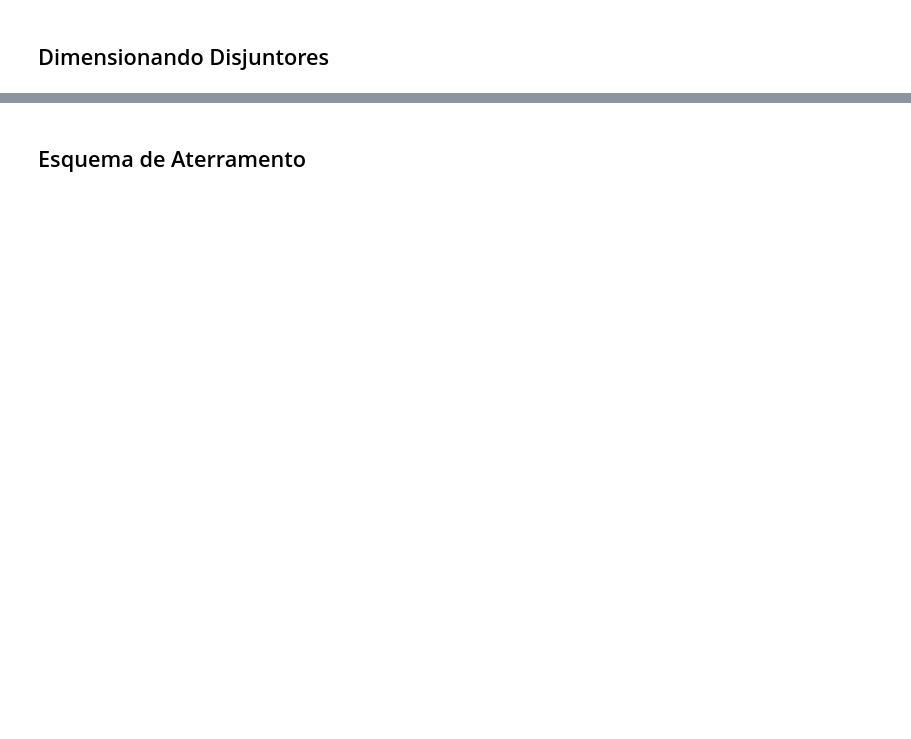
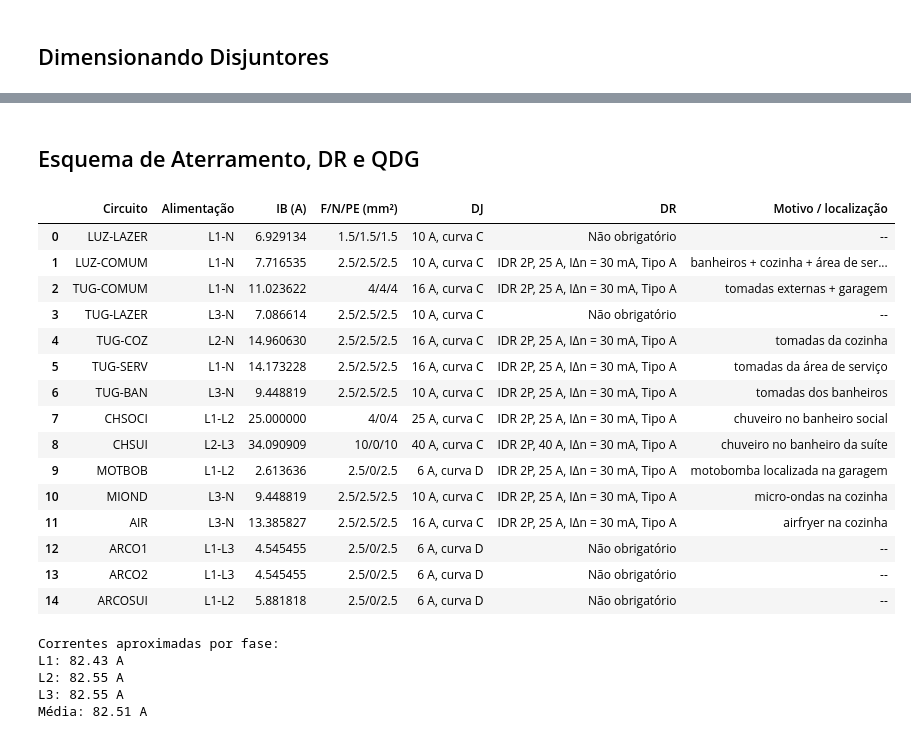
Before and after one commit to emotta3/Instalacoes, a Jupyter notebook: Trabalho/Trabalho_Inst.ipynb, the cells around one changed output, grey strips where cells are left out. Saved outputs shown, nothing was run; the diff lists cells and outputs as text; code cells hidden in the pictures; blank space fills up the shorter version.

```diff
--- a/Trabalho/Trabalho_Inst.ipynb
+++ b/Trabalho/Trabalho_Inst.ipynb
@@ -2086,2 +2111,80 @@ display(df_projeto_executivo)
 # %% [markdown]
-## Esquema de Aterramento
+## Esquema de Aterramento, DR e QDG
+# %%
+# DRs, fases e integração com o dimensionamento
+
+dr_obrigatorios = {
+    "LUZ-COMUM": "banheiros + cozinha + área de serviço + garagem",
+    "TUG-COMUM": "tomadas externas + garagem",
+    "TUG-COZ": "tomadas da cozinha",
+    "TUG-SERV": "tomadas da área de serviço",
+    "TUG-BAN": "tomadas dos banheiros",
+    "CHSOCI": "chuveiro no banheiro social",
+    "CHSUI": "chuveiro no banheiro da suíte",
+    "MOTBOB": "motobomba localizada na garagem",
+    "MIOND": "micro-ondas na cozinha",
+    "AIR": "airfryer na cozinha",
+}
+
+fases = {
+    "LUZ-LAZER":"L1-N", "LUZ-COMUM":"L1-N", "TUG-COMUM":"L1-N",
+    "TUG-LAZER":"L3-N", "TUG-COZ":"L2-N", "TUG-SERV":"L1-N",
+    "TUG-BAN":"L3-N", "MIOND":"L3-N", "AIR":"L3-N",
+    "CHSOCI":"L1-L2", "CHSUI":"L2-L3", "MOTBOB":"L1-L2",
+    "ARCO1":"L1-L3", "ARCO2":"L1-L3", "ARCOSUI":"L1-L2",
+}
+
+def especificar_idr_corrigido(nome_circuito):
+    row = df_disjuntores_corrigidos.loc[df_disjuntores_corrigidos["Circuito"]==nome_circuito].iloc[0]
+    In = int(row["Disjuntor In (A)"])
+    In_idr = 40 if In > 25 else 25
+    return f"IDR 2P, {In_idr} A, IΔn = 30 mA, Tipo A"
+
+dados_etapa5 = []
+for circuito in circuitos_projeto:
+    cond = df_condutores_corrigido.loc[df_condutores_corrigido["Circuito"]==circuito.nome].iloc[0]
+    dj = df_disjuntores_corrigidos.loc[df_disjuntores_corrigidos["Circuito"]==circuito.nome].iloc[0]
+    idr = especificar_idr_corrigido(circuito.nome) if circuito.nome in dr_obrigatorios else "Não obrigatório"
+    dados_etapa5.append({
+        "Circuito":circuito.nome, "Alimentação":fases[circuito.nome],
+        "IB (A)":dj["IB (A)"],
+        "F/N/PE (mm²)":f'{cond["Fase(s) (mm²)"]:g}/{cond["Neutro (mm²)"]:g}/{cond["PE (mm²)"]:g}',
+        "DJ":f'{int(dj["Disjuntor In (A)"])} A, curva {dj["Curva"]}',
+        "DR":idr, "Motivo / localização":dr_obrigatorios.get(circuito.nome,"--")
+    })
+
+df_etapa5 = pd.DataFrame(dados_etapa5)
+display(df_etapa5)
+
+I_fases = {"L1":0.0,"L2":0.0,"L3":0.0}
+for circuito in circuitos_projeto:
+    Ib = circuito.calcular_corrente_total()
+    for fase in fases[circuito.nome].split("-"):
+        if fase in I_fases:
+            I_fases[fase] += Ib
+media_fases = sum(I_fases.values())/3
+print("Correntes aproximadas por fase:")
+for f,i in I_fases.items(): print(f"{f}: {i:.2f} A")
+print(f"Média: {media_fases:.2f} A")
+# %% [output]
+|  | Circuito | Alimentação | IB (A) | F/N/PE (mm²) | DJ | DR | Motivo / localização |
+| 0 | LUZ-LAZER | L1-N | 6.929134 | 1.5/1.5/1.5 | 10 A, curva C | Não obrigatório | -- |
+| 1 | LUZ-COMUM | L1-N | 7.716535 | 2.5/2.5/2.5 | 10 A, curva C | IDR 2P, 25 A, IΔn = 30 mA, Tipo A | banheiros + cozinha + área de ser... |
+| 2 | TUG-COMUM | L1-N | 11.023622 | 4/4/4 | 16 A, curva C | IDR 2P, 25 A, IΔn = 30 mA, Tipo A | tomadas externas + garagem |
+| 3 | TUG-LAZER | L3-N | 7.086614 | 2.5/2.5/2.5 | 10 A, curva C | Não obrigatório | -- |
+| 4 | TUG-COZ | L2-N | 14.960630 | 2.5/2.5/2.5 | 16 A, curva C | IDR 2P, 25 A, IΔn = 30 mA, Tipo A | tomadas da cozinha |
+| 5 | TUG-SERV | L1-N | 14.173228 | 2.5/2.5/2.5 | 16 A, curva C | IDR 2P, 25 A, IΔn = 30 mA, Tipo A | tomadas da área de serviço |
+| 6 | TUG-BAN | L3-N | 9.448819 | 2.5/2.5/2.5 | 10 A, curva C | IDR 2P, 25 A, IΔn = 30 mA, Tipo A | tomadas dos banheiros |
+| 7 | CHSOCI | L1-L2 | 25.000000 | 4/0/4 | 25 A, curva C | IDR 2P, 25 A, IΔn = 30 mA, Tipo A | chuveiro no banheiro social |
+| 8 | CHSUI | L2-L3 | 34.090909 | 10/0/10 | 40 A, curva C | IDR 2P, 40 A, IΔn = 30 mA, Tipo A | chuveiro no banheiro da suíte |
+| 9 | MOTBOB | L1-L2 | 2.613636 | 2.5/0/2.5 | 6 A, curva D | IDR 2P, 25 A, IΔn = 30 mA, Tipo A | motobomba localizada na garagem |
+| 10 | MIOND | L3-N | 9.448819 | 2.5/2.5/2.5 | 10 A, curva C | IDR 2P, 25 A, IΔn = 30 mA, Tipo A | micro-ondas na cozinha |
+| 11 | AIR | L3-N | 13.385827 | 2.5/2.5/2.5 | 16 A, curva C | IDR 2P, 25 A, IΔn = 30 mA, Tipo A | airfryer na cozinha |
+| 12 | ARCO1 | L1-L3 | 4.545455 | 2.5/0/2.5 | 6 A, curva D | Não obrigatório | -- |
+| 13 | ARCO2 | L1-L3 | 4.545455 | 2.5/0/2.5 | 6 A, curva D | Não obrigatório | -- |
+| 14 | ARCOSUI | L1-L2 | 5.881818 | 2.5/0/2.5 | 6 A, curva D | Não obrigatório | -- |
+Correntes aproximadas por fase:
+L1: 82.43 A
+L2: 82.55 A
+L3: 82.55 A
+Média: 82.51 A
```
Also changed, not shown: parts of 25 cells of this notebook, 1 other file.
